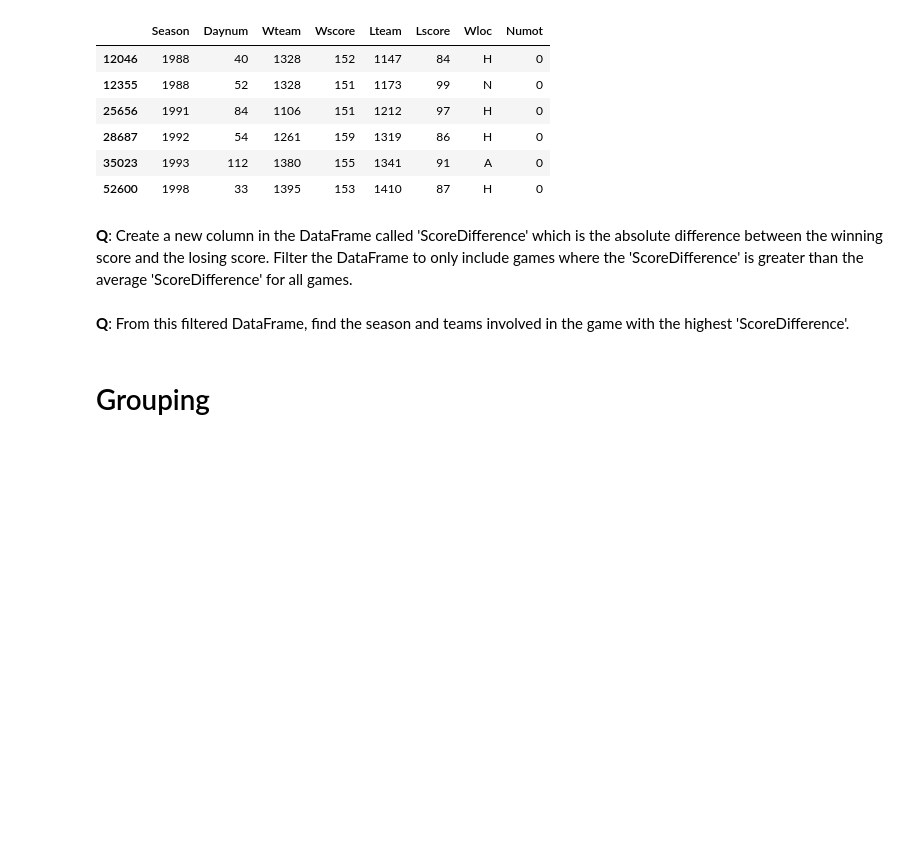
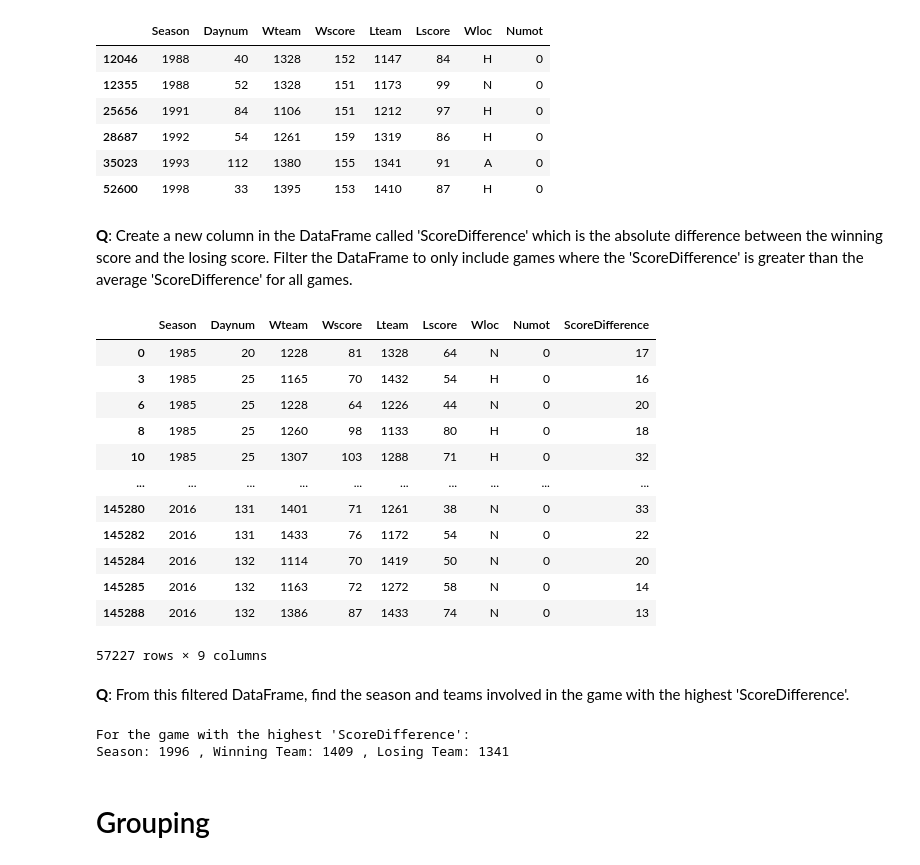
Before and after one commit to MushOP/Datavisualization, a Jupyter notebook: individual_works/pd_s215813.ipynb, the cells around one changed output. Cells and saved outputs as stored; diff of their text form; code cells hidden in the pictures; blank space fills up the shorter version.

```diff
--- a/individual_works/pd_s215813.ipynb
+++ b/individual_works/pd_s215813.ipynb
@@ -274,2 +304,28 @@ df[(df['Wscore'] > 150) & (df['Lscore'] < 100)]
+# %%
+# Write your code here
+df['ScoreDifference'] = abs(df['Wscore'] - df['Lscore'])
+
+# Calculate the average 'ScoreDifference' for all games
+average_score_difference = df['ScoreDifference'].mean()
+
+# Filter the DataFrame to include only games where 'ScoreDifference' is greater than the average
+filtered_df = df[df['ScoreDifference'] > average_score_difference]
+
+
+filtered_df
+# %% [output]
+|  | Season | Daynum | Wteam | Wscore | Lteam | Lscore | Wloc | Numot | ScoreDifference |
+| 0 | 1985 | 20 | 1228 | 81 | 1328 | 64 | N | 0 | 17 |
+| 3 | 1985 | 25 | 1165 | 70 | 1432 | 54 | H | 0 | 16 |
+| 6 | 1985 | 25 | 1228 | 64 | 1226 | 44 | N | 0 | 20 |
+| 8 | 1985 | 25 | 1260 | 98 | 1133 | 80 | H | 0 | 18 |
+| 10 | 1985 | 25 | 1307 | 103 | 1288 | 71 | H | 0 | 32 |
+| ... | ... | ... | ... | ... | ... | ... | ... | ... | ... |
+| 145280 | 2016 | 131 | 1401 | 71 | 1261 | 38 | N | 0 | 33 |
+| 145282 | 2016 | 131 | 1433 | 76 | 1172 | 54 | N | 0 | 22 |
+| 145284 | 2016 | 132 | 1114 | 70 | 1419 | 50 | N | 0 | 20 |
+| 145285 | 2016 | 132 | 1163 | 72 | 1272 | 58 | N | 0 | 14 |
+| 145288 | 2016 | 132 | 1386 | 87 | 1433 | 74 | N | 0 | 13 |
+57227 rows × 9 columns
 # %% [markdown]
 **Q**: From this filtered DataFrame, find the season and teams involved in the game with the highest 'ScoreDifference'.
@@ -278,3 +332,18 @@ df[(df['Wscore'] > 150) & (df['Lscore'] < 100)]
+# %%
+# Write your code here
+
+max_score_difference_row = filtered_df.loc[filtered_df['ScoreDifference'].idxmax()]
+
+# Extract season and teams for the game with the highest 'ScoreDifference'
+season_max_score_difference = max_score_difference_row['Season']
+winning_team_max_score_difference = max_score_difference_row['Wteam']
+losing_team_max_score_difference = max_score_difference_row['Lteam']
+
+
+print("For the game with the highest 'ScoreDifference':\nSeason:" ,season_max_score_difference ,", Winning Team:" , winning_team_max_score_difference ,", Losing Team:" ,losing_team_max_score_difference)
+# %% [output]
+For the game with the highest 'ScoreDifference':
+Season: 1996 , Winning Team: 1409 , Losing Team: 1341
 # %% [markdown]
 # Grouping
 # %% [markdown]
```
Also changed, not shown: parts of 38 cells of this notebook.
